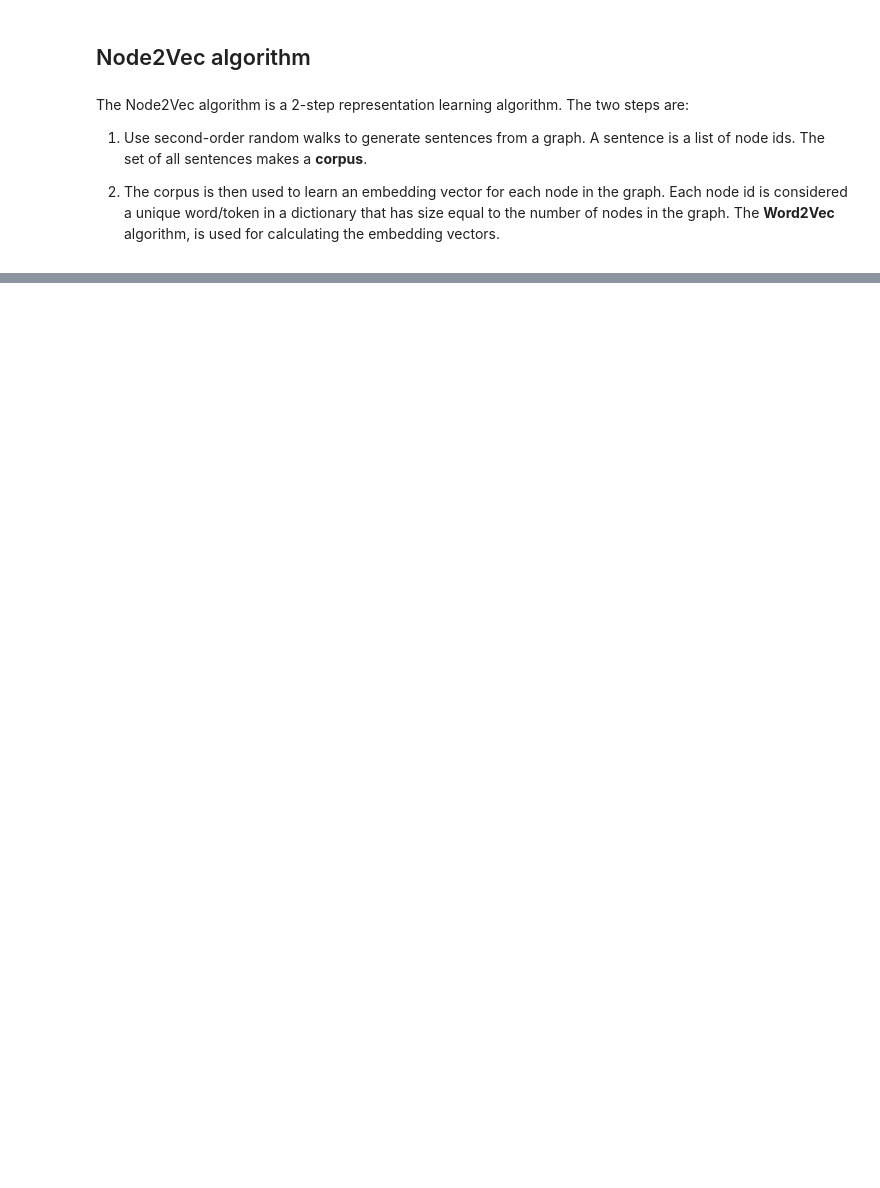
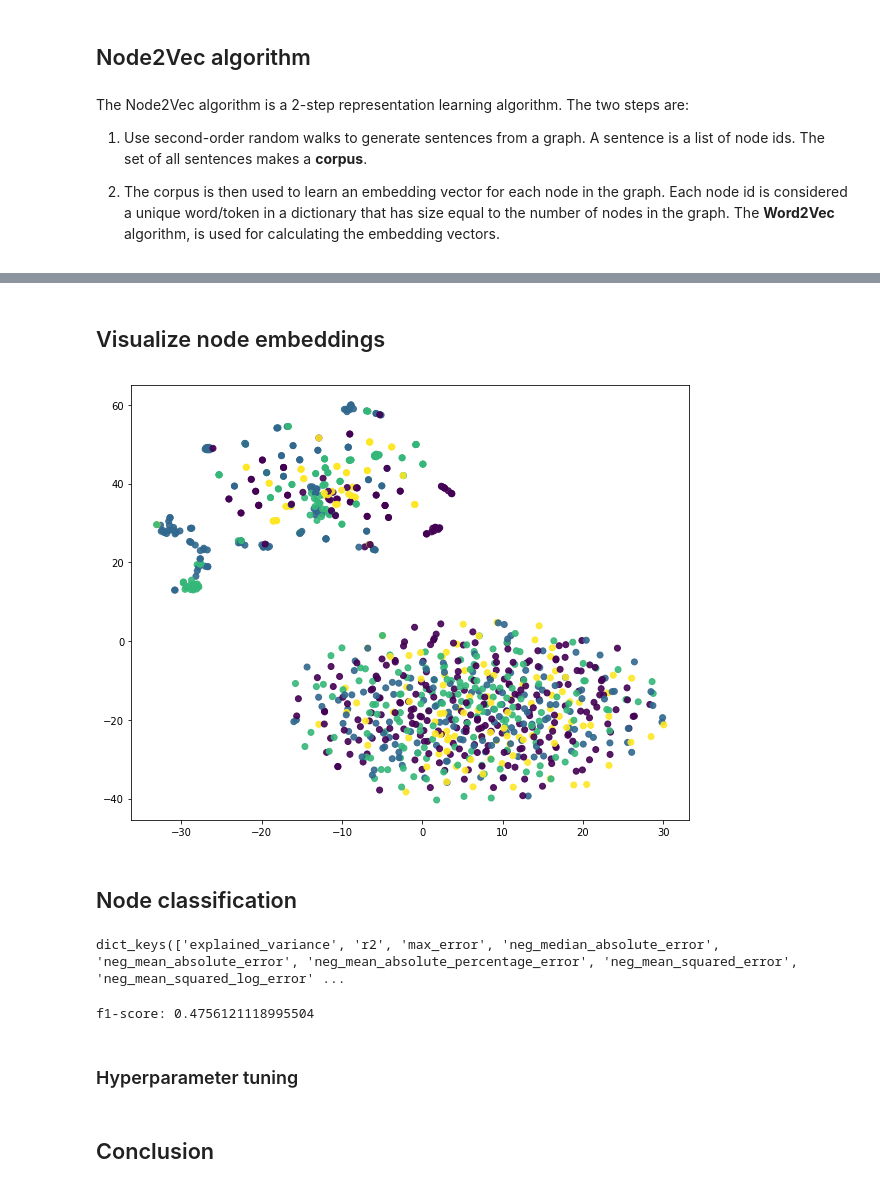
Before and after one commit to TimKong21/MEMGRAPH-Graph-Analytics-with-NetworkX, a Jupyter notebook: Asssignments/Assignment 5_Graph embeddings _machine learning/Untitled.ipynb, the cells around one changed output, grey strips where cells are left out. Drawn from its saved outputs; the diff is of its cells as text; code cells hidden in the pictures; blank space fills up the shorter version.

```diff
--- a/Asssignments/Assignment 5_Graph embeddings _machine learning/Untitled.ipynb
+++ b/Asssignments/Assignment 5_Graph embeddings _machine learning/Untitled.ipynb
@@ -102,9 +103,12 @@ nodes.head()
 # %%
 def load_graph(nodes, edges): #generate Networkx graph object
     # Networkx graph object
+    G = nx.Graph()
+
+    # add edges
     G = nx.from_pandas_edgelist(edges, 'id_1', 'id_2')
 
-    # set node attributes ->page type
+    # set node attributes ->label_class
     label_class = pd.Series(nodes.label_class, index=nodes.id).to_dict()
     nx.set_node_attributes(G, values=label_class, name='label_class')
 
@@ -151,3 +138,0 @@ Number of sampled nodes: 1000
-# %%
-label = [G.nodes[node]['label_class'] for node in G.nodes]
-cmap = cm.get_cmap('viridis', max(label) + 1)
@@ -209 +186,23 @@ def calculate_embeddings(recalculate_embeddings, G, txt_embeddings_file_path):
+# %%
+def vis_node_embeddings(G):
+    # Retrieve node embeddings and corresponding subjects(page type)
+    model = KeyedVectors.load_word2vec_format('embeddings.txt')
+    node_ids = model.index_to_key #list of node ids(in str)
+    node_embeddings = model.vectors  # numpy.ndarray of size number of nodes times embeddings dimensionality
+    node_targets = [G.nodes[int(node_id)]['page_type'] for node_id in node_ids]
+
+    # Apply dimension reduction on node embeddings - TSNE
+    tsne = TSNE(n_components=2, random_state=42)
+    node_embeddings_2d = tsne.fit_transform(node_embeddings)
+
+    # visualization
+    label_map = {label: idx for idx, label in enumerate(np.unique(node_targets))}
+    node_colours = [label_map[target] for target in node_targets]
+    plt.figure(figsize=(10,8))
+    plt.scatter(node_embeddings_2d[:,0],
+                node_embeddings_2d[:,1],
+                c=node_colours, alpha=0.9)
+    plt.show()
+
+    return node_embeddings, node_targets, label_map, node_colours
 # %% [markdown]
@@ -247,0 +278,22 @@ len(list(G.nodes))
+# %% [markdown]
+## Visualize node embeddings
+# %%
+node_embeddings, node_targets, label_map, node_colours = vis_node_embeddings(G)
+# %% [output]
+[figure, added]
+# %% [markdown]
+## Node classification
+# %%
+SCORERS.keys() #all scoring keys
+# %% [output]
+dict_keys(['explained_variance', 'r2', 'max_error', 'neg_median_absolute_error', 'neg_mean_absolute_error', 'neg_mean_absolute_percentage_error', 'neg_mean_squared_error', 'neg_mean_squared_log_error' ...
+# %%
+X_train, X_test, y_train, y_test = split_data(node_embeddings, node_targets)
+clf = train_classifier(X_train, y_train, 'f1_weighted')
+test_classifier(X_test, y_test, clf)
+# %% [output]
+f1-score: 0.4756121118995504
+# %% [markdown]
+### Hyperparameter tuning
+# %% [markdown]
+## Conclusion
```
Also changed, not shown: parts of 28 cells of this notebook, 2 other files.
